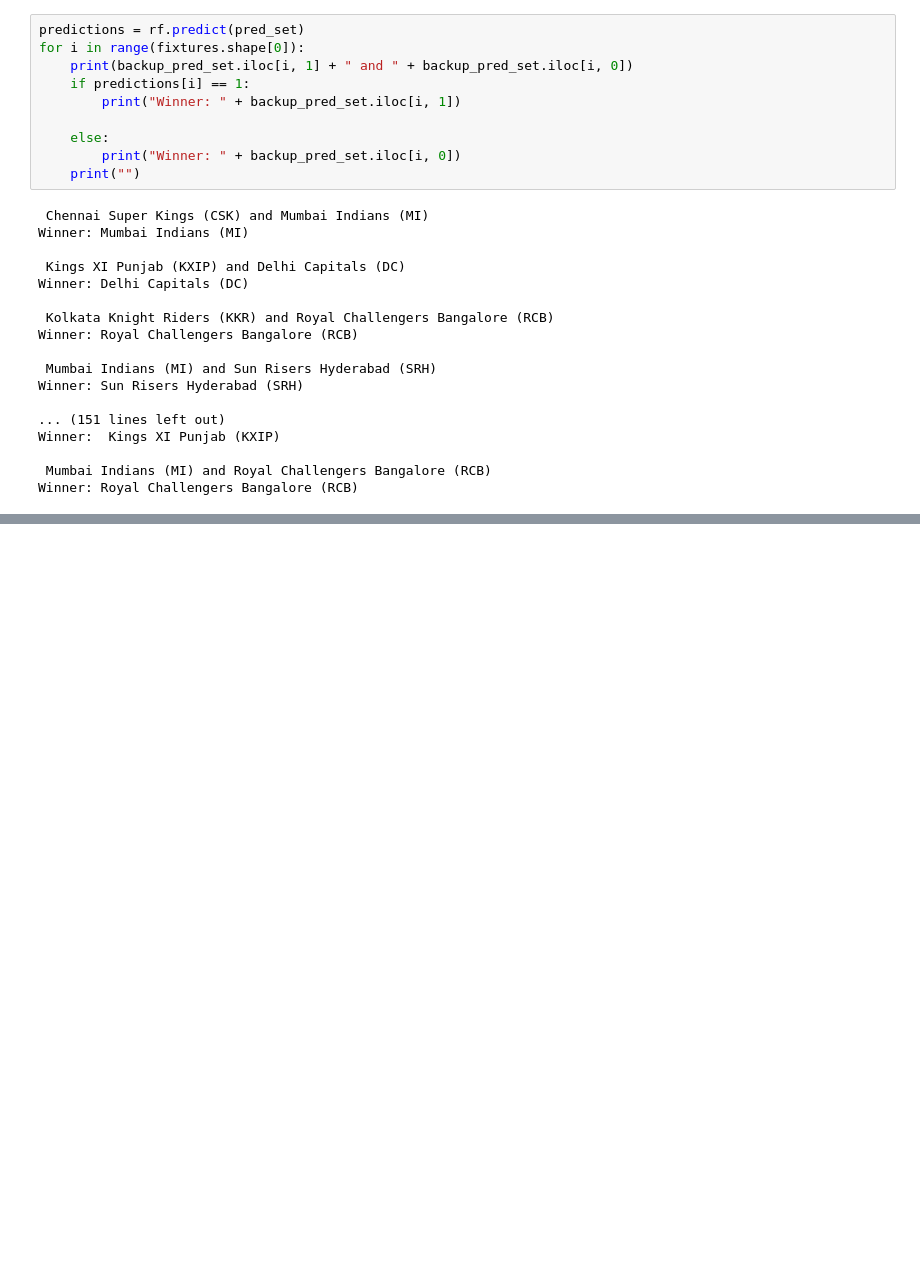
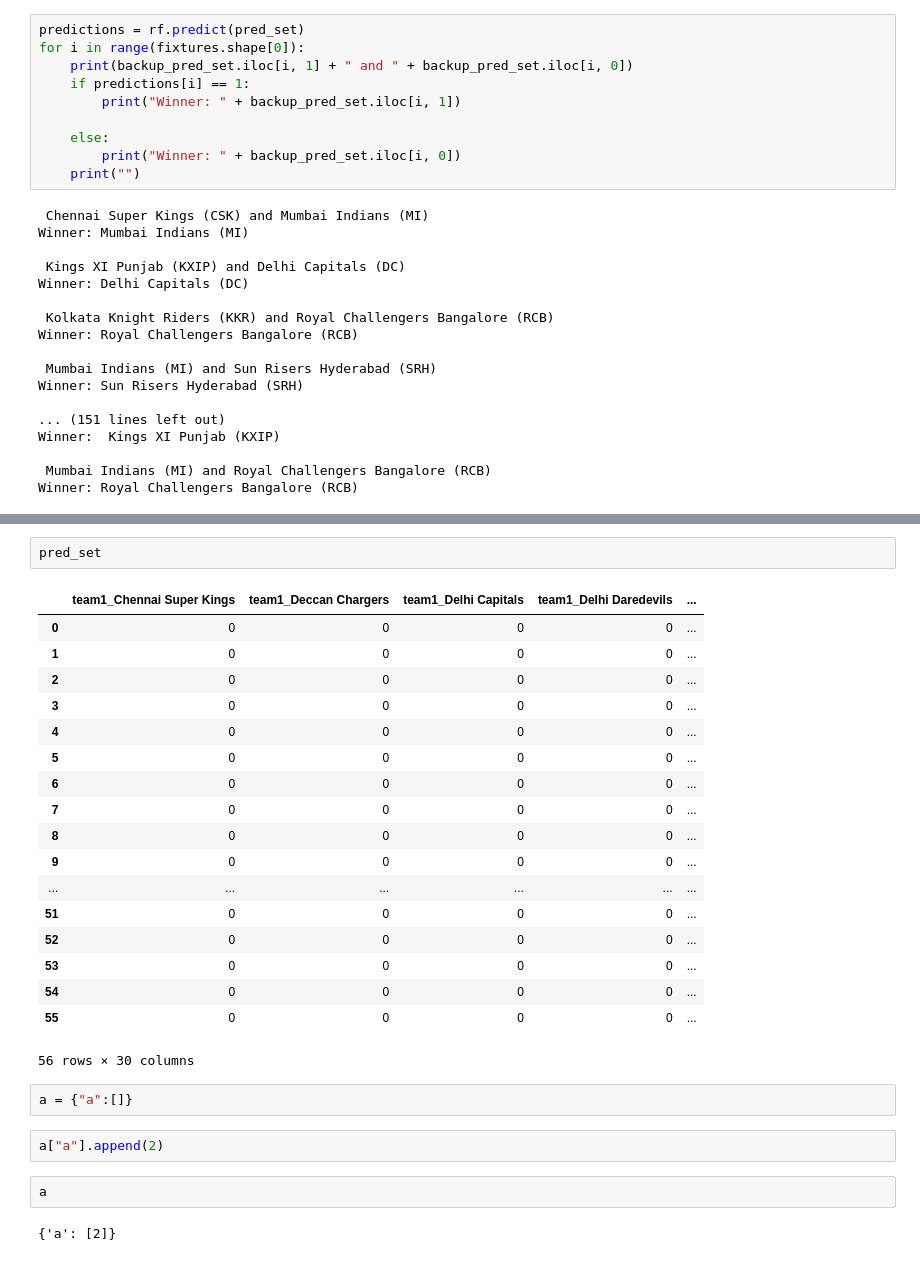
Before and after one commit to thinking-tomorrow/Data-Science-Projects, a Jupyter notebook: cricket-prediction/match_winner.ipynb, the cells around one changed output, grey strips where cells are left out. Drawn from its saved outputs; the diff is of its cells as text; blank space fills up the shorter version.

```diff
--- a/cricket-prediction/match_winner.ipynb
+++ b/cricket-prediction/match_winner.ipynb
@@ -752,0 +777,29 @@ Winner: Royal Challengers Bangalore (RCB)
+# %%
+pred_set
+# %% [output]
+|  | team1_Chennai Super Kings | team1_Deccan Chargers | team1_Delhi Capitals | team1_Delhi Daredevils | ... |
+| 0 | 0 | 0 | 0 | 0 | ... |
+| 1 | 0 | 0 | 0 | 0 | ... |
+| 2 | 0 | 0 | 0 | 0 | ... |
+| 3 | 0 | 0 | 0 | 0 | ... |
+| 4 | 0 | 0 | 0 | 0 | ... |
+| 5 | 0 | 0 | 0 | 0 | ... |
+| 6 | 0 | 0 | 0 | 0 | ... |
+| 7 | 0 | 0 | 0 | 0 | ... |
+| 8 | 0 | 0 | 0 | 0 | ... |
+| 9 | 0 | 0 | 0 | 0 | ... |
+| ... | ... | ... | ... | ... | ... |
+| 51 | 0 | 0 | 0 | 0 | ... |
+| 52 | 0 | 0 | 0 | 0 | ... |
+| 53 | 0 | 0 | 0 | 0 | ... |
+| 54 | 0 | 0 | 0 | 0 | ... |
+| 55 | 0 | 0 | 0 | 0 | ... |
+56 rows × 30 columns
+# %%
+a = {"a":[]}
+# %%
+a["a"].append(2)
+# %%
+a
+# %% [output]
+{'a': [2]}
```
Also changed, not shown: parts of 2 cells of this notebook, 1 other file.
